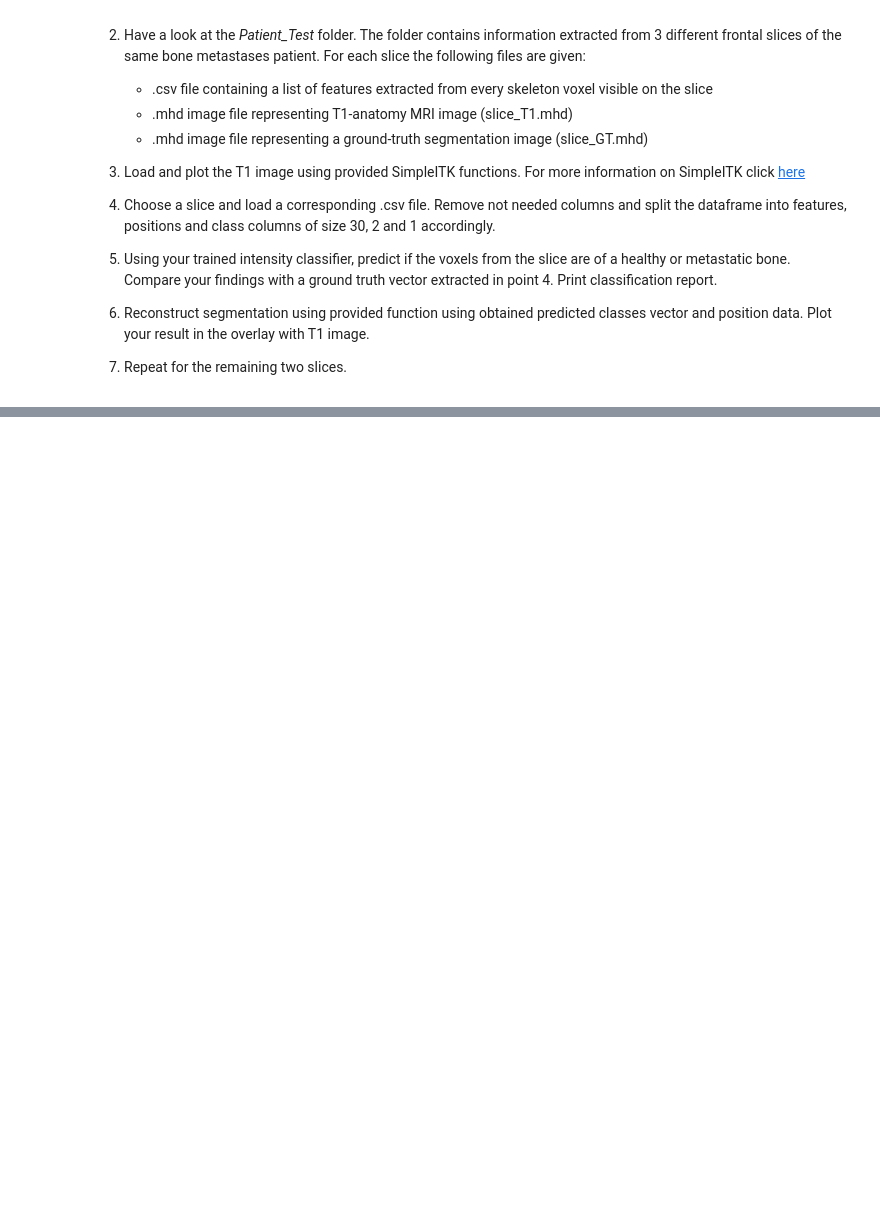
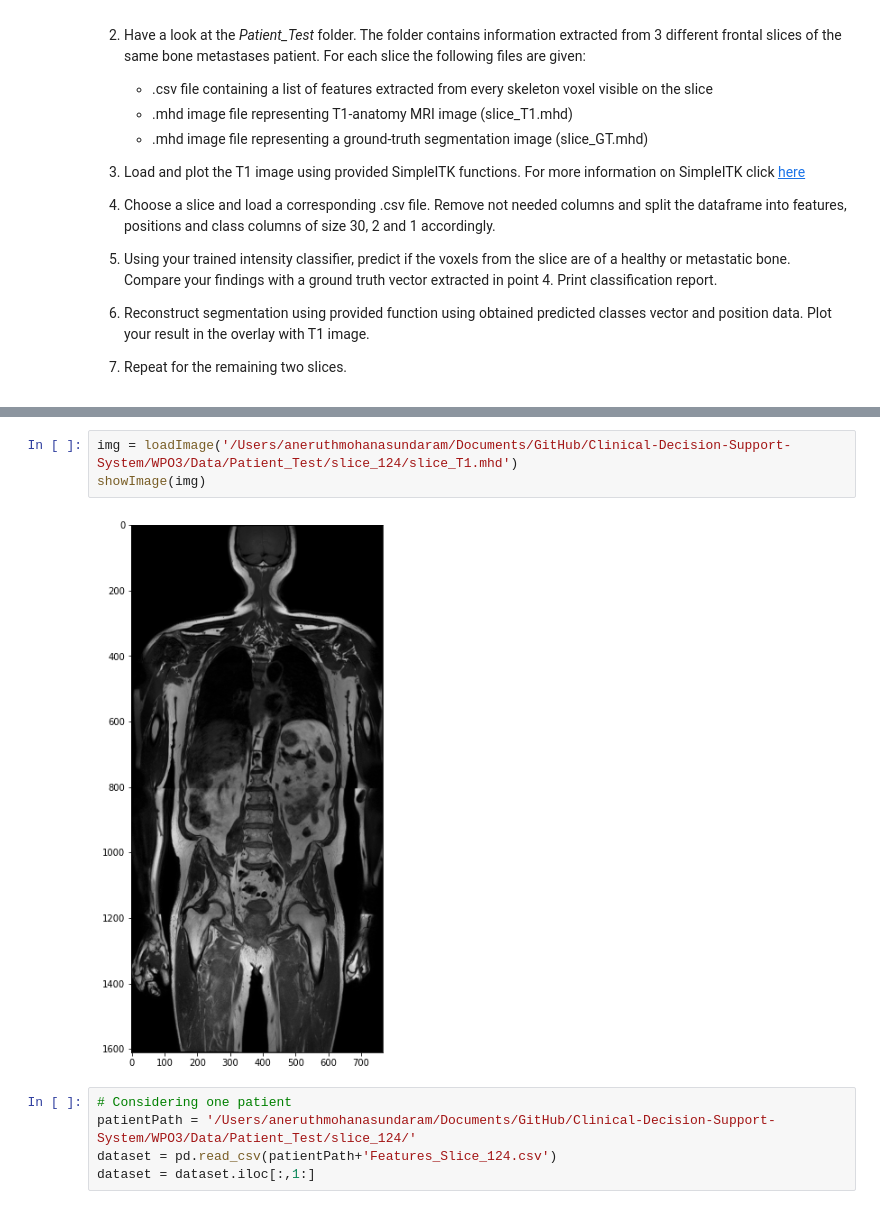
Before and after one commit to Aneruth/Clinical-Decision-Support-System, a Jupyter notebook: WPO3/WPO3.ipynb, the cells around one changed output, grey strips where cells are left out. Saved outputs shown, nothing was run; the diff lists cells and outputs as text; blank space fills up the shorter version.

```diff
--- a/WPO3/WPO3.ipynb
+++ b/WPO3/WPO3.ipynb
@@ -307,3 +342,13 @@ def reconstruct_segmentation_image(predicted, positions, slice_filename):
     output_seg = sitk.GetImageFromArray(output_seg)
 
     return output_seg
+# %%
+img = loadImage('/Users/aneruthmohanasundaram/Documents/GitHub/Clinical-Decision-Support-System/WPO3/Data/Patient_Test/slice_124/slice_T1.mhd')
+showImage(img)
+# %% [output]
+[figure, added]
+# %%
+# Considering one patient
+patientPath = '/Users/aneruthmohanasundaram/Documents/GitHub/Clinical-Decision-Support-System/WPO3/Data/Patient_Test/slice_124/'
+dataset = pd.read_csv(patientPath+'Features_Slice_124.csv')
+dataset = dataset.iloc[:,1:]
```
Also changed, not shown: parts of 17 cells of this notebook, 1 other file.
